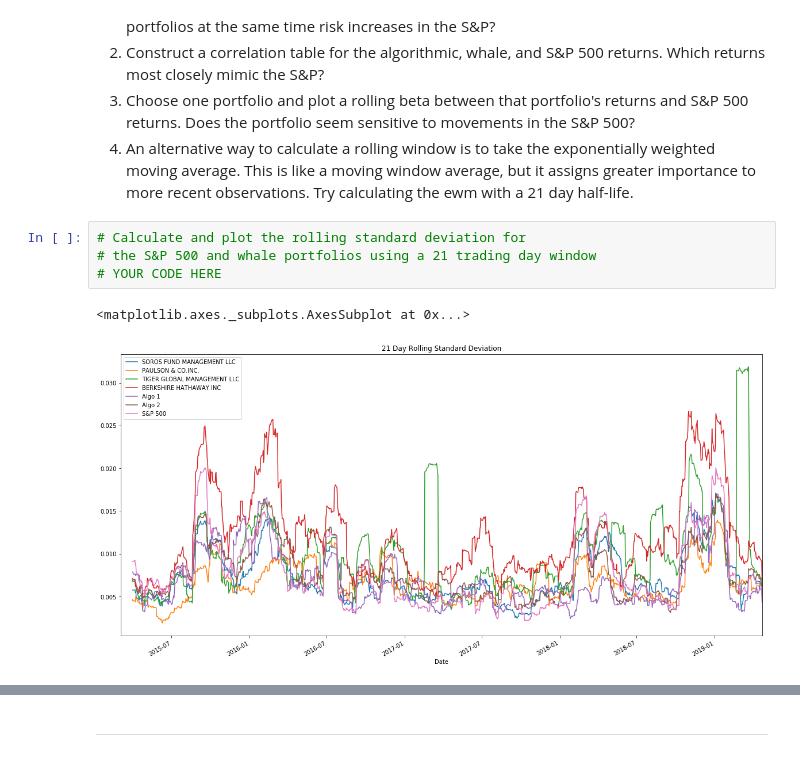
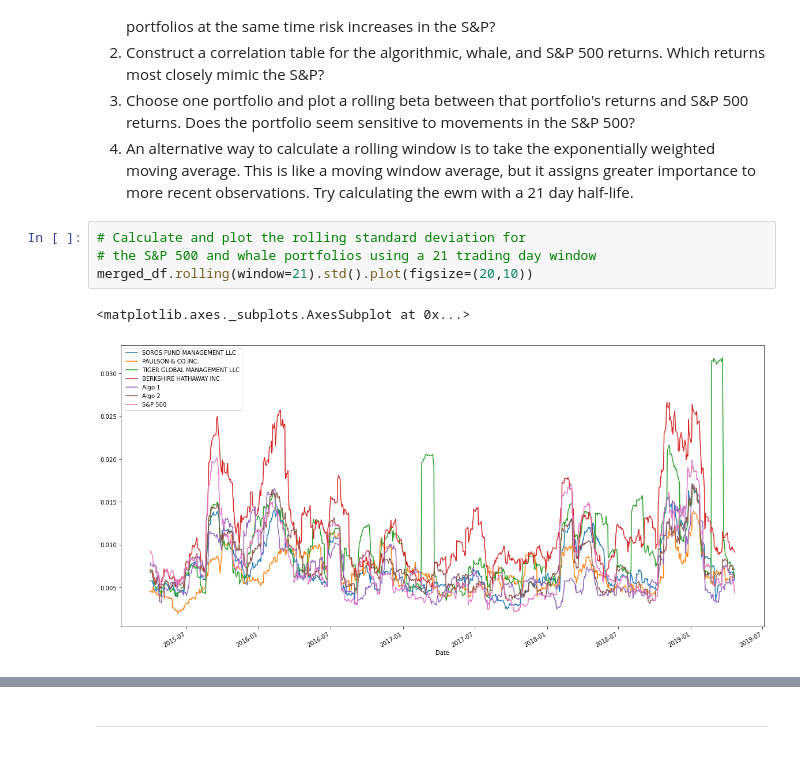
Before and after one commit to Caresir/Whale_protfolio, a Jupyter notebook: whale_analysis.ipynb, the cells around one changed output, grey strips where cells are left out. Cells and saved outputs as stored; diff of their text form.

```diff
--- a/whale_analysis.ipynb
+++ b/whale_analysis.ipynb
@@ -273,9 +275,9 @@ Risk changes over time. Analyze the rolling statistics for Risk and Beta.
 # %%
 # Calculate and plot the rolling standard deviation for
 # the S&P 500 and whale portfolios using a 21 trading day window
-# YOUR CODE HERE
+merged_df.rolling(window=21).std().plot(figsize=(20,10))
 # %% [output]
 <matplotlib.axes._subplots.AxesSubplot at 0x...>
-[figure, old version]
+[figure, new version]
 # %%
 # Construct a correlation table
```
Also changed, not shown: parts of 10 cells of this notebook.
